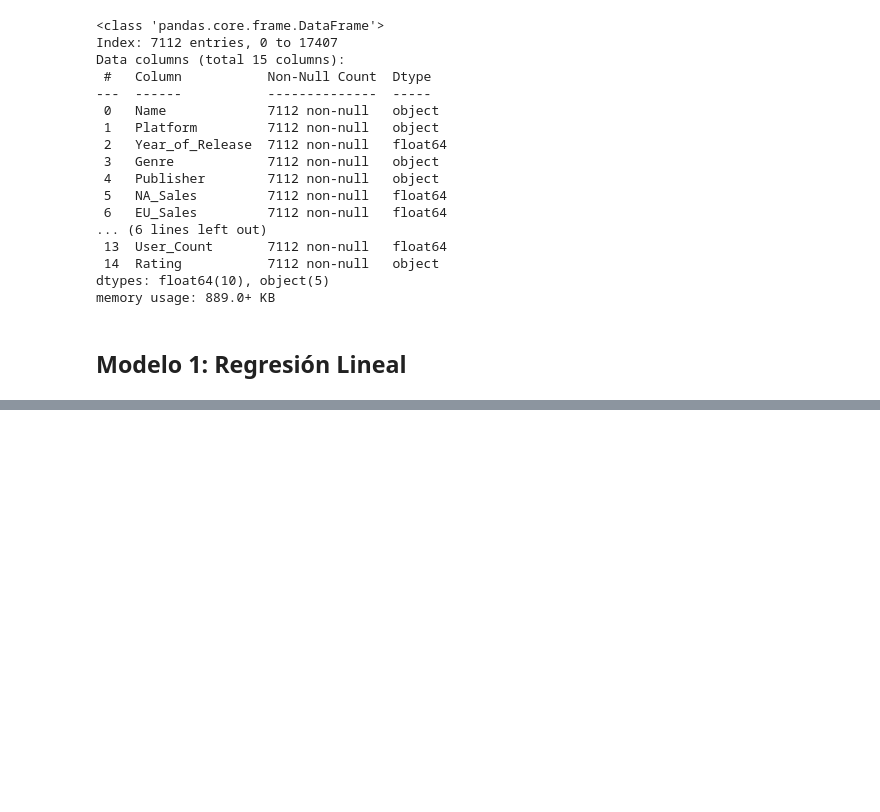
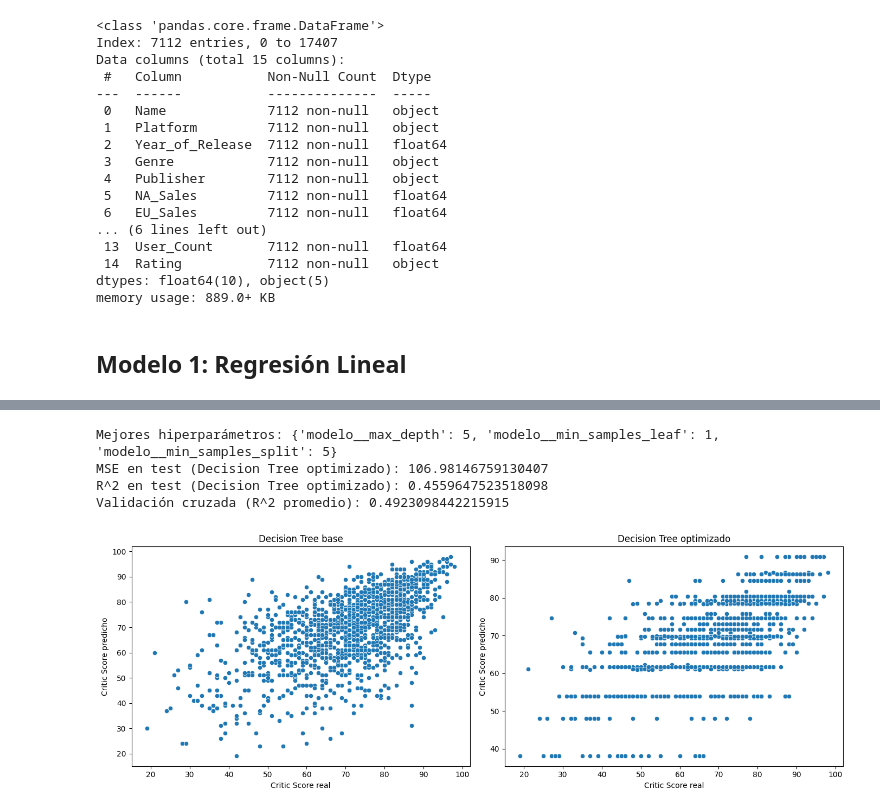
Before and after one commit to NewEstay/proyectoia, a Jupyter notebook: Proyecto.ipynb, the cells around one changed output, grey strips where cells are left out. Drawn from its saved outputs; the diff is of its cells as text; code cells hidden in the pictures; blank space fills up the shorter version.

```diff
--- a/Proyecto.ipynb
+++ b/Proyecto.ipynb
@@ -224,0 +263,23 @@ plt.show()
+# %%
+#Pipeline para el modelo de árbol
+pipeline_tree = Pipeline(steps=[
+    ('preprocesamiento', preprocessor),  #mismo preprocesamiento que en regresión lineal
+    ('modelo', DecisionTreeRegressor(random_state=42))  #modelo de árbol
+])
+
+#Entrenamiento del modelo
+pipeline_tree.fit(X_train, y_train)
+
+#Predicción sobre el set de test
+y_pred_tree = pipeline_tree.predict(X_test)
+
+#Métricas de evaluación
+mse_tree = mean_squared_error(y_test, y_pred_tree)
+r2_tree = r2_score(y_test, y_pred_tree)
+
+#Se evalúa el modelo con validación cruzada (5 folds)
+cv_scores_tree = cross_val_score(pipeline_tree, X_train, y_train, cv=5, scoring='r2')
+
+print("MSE en test (Decision Tree):", mse_tree)
+print("R^2 en test (Decision Tree):", r2_tree)
+print("Validación cruzada (R^2 promedio):", cv_scores_tree.mean())
@@ -224,0 +290,54 @@ plt.show()
+# %%
+#Modelo Optimizado con GridSearchCV
+#Definimos la grilla de hiperparámetros
+param_grid = {
+    'modelo__max_depth': [3, 5, 10, 15, None],
+    'modelo__min_samples_split': [2, 5, 10],
+    'modelo__min_samples_leaf': [1, 2, 4]
+}
+
+#GridSearch con validación cruzada
+grid_search = GridSearchCV(pipeline_tree, param_grid, cv=5, scoring='r2', n_jobs=-1)
+grid_search.fit(X_train, y_train)
+
+#Mejor modelo encontrado
+best_tree_model = grid_search.best_estimator_
+
+#Predicción sobre el set de test
+y_pred_tree2 = best_tree_model.predict(X_test)
+
+#Métricas de evaluación
+mse_tree = mean_squared_error(y_test, y_pred_tree2)
+r2_tree = r2_score(y_test, y_pred_tree2)
+
+#Validación cruzada
+cv_scores_tree = cross_val_score(best_tree_model, X_train, y_train, cv=5, scoring='r2')
+
+print("Mejores hiperparámetros:", grid_search.best_params_)
+print("MSE en test (Decision Tree optimizado):", mse_tree)
+print("R^2 en test (Decision Tree optimizado):", r2_tree)
+print("Validación cruzada (R^2 promedio):", cv_scores_tree.mean())
+# %% [output]
+Mejores hiperparámetros: {'modelo__max_depth': 5, 'modelo__min_samples_leaf': 1, 'modelo__min_samples_split': 5}
+MSE en test (Decision Tree optimizado): 106.98146759130407
+R^2 en test (Decision Tree optimizado): 0.4559647523518098
+Validación cruzada (R^2 promedio): 0.4923098442215915
+# %%
+#Comparativa entre los modelos Decision Tree base y optimizado
+fig, axes = plt.subplots(1, 2, figsize=(14, 5))
+
+#Decision Tree base
+sns.scatterplot(x=y_test, y=y_pred_tree, ax=axes[0])
+axes[0].set_xlabel("Critic Score real")
+axes[0].set_ylabel("Critic Score predicho")
+axes[0].set_title("Decision Tree base")
+#Decision Tree optimizado
+sns.scatterplot(x=y_test, y=y_pred_tree2, ax=axes[1])
+axes[1].set_xlabel("Critic Score real")
+axes[1].set_ylabel("Critic Score predicho")
+axes[1].set_title("Decision Tree optimizado")
+
+plt.tight_layout()
+plt.show()
+# %% [output]
+[figure, added]
```
Also changed, not shown: parts of 12 cells of this notebook.
